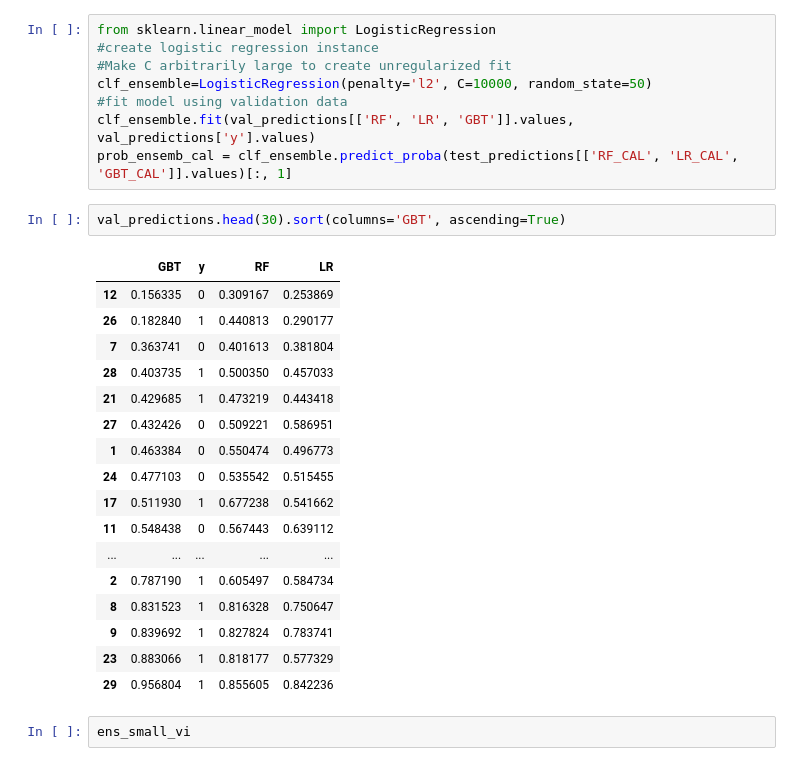
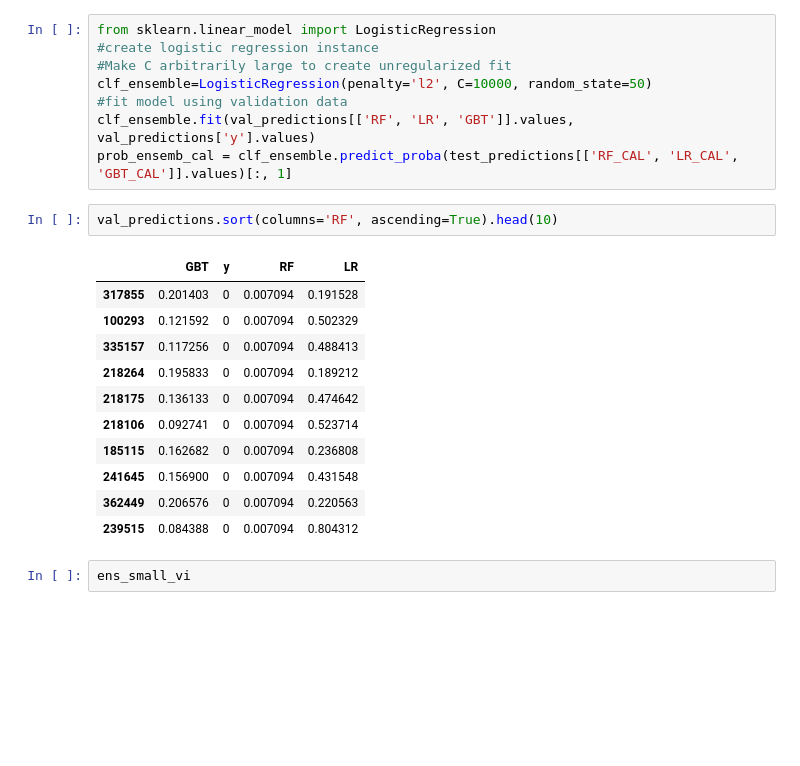
Before and after one commit to TNames/DRUG_TREATMENT_PROJECT, a Jupyter notebook: Process_Book.ipynb, the cells around one changed output. Drawn from its saved outputs; the diff is of its cells as text; blank space fills up the shorter version.

```diff
--- a/Process_Book.ipynb
+++ b/Process_Book.ipynb
@@ -1494,25 +1505,19 @@ clf_ensemble=LogisticRegression(penalty='l2', C=10000, random_state=50)
 clf_ensemble.fit(val_predictions[['RF', 'LR', 'GBT']].values, val_predictions['y'].values)
 prob_ensemb_cal = clf_ensemble.predict_proba(test_predictions[['RF_CAL', 'LR_CAL', 'GBT_CAL']].values)[:, 1]
 # %%
-val_predictions.head(30).sort(columns='GBT', ascending=True)
+val_predictions.sort(columns='RF', ascending=True).head(10)
 # %% [output]
 |  | GBT | y | RF | LR |
-| 12 | 0.156335 | 0 | 0.309167 | 0.253869 |
-| 26 | 0.182840 | 1 | 0.440813 | 0.290177 |
-| 7 | 0.363741 | 0 | 0.401613 | 0.381804 |
-| 28 | 0.403735 | 1 | 0.500350 | 0.457033 |
-| 21 | 0.429685 | 1 | 0.473219 | 0.443418 |
-| 27 | 0.432426 | 0 | 0.509221 | 0.586951 |
-| 1 | 0.463384 | 0 | 0.550474 | 0.496773 |
-| 24 | 0.477103 | 0 | 0.535542 | 0.515455 |
-| 17 | 0.511930 | 1 | 0.677238 | 0.541662 |
-| 11 | 0.548438 | 0 | 0.567443 | 0.639112 |
-| ... | ... | ... | ... | ... |
-| 2 | 0.787190 | 1 | 0.605497 | 0.584734 |
-| 8 | 0.831523 | 1 | 0.816328 | 0.750647 |
-| 9 | 0.839692 | 1 | 0.827824 | 0.783741 |
-| 23 | 0.883066 | 1 | 0.818177 | 0.577329 |
-| 29 | 0.956804 | 1 | 0.855605 | 0.842236 |
+| 317855 | 0.201403 | 0 | 0.007094 | 0.191528 |
+| 100293 | 0.121592 | 0 | 0.007094 | 0.502329 |
+| 335157 | 0.117256 | 0 | 0.007094 | 0.488413 |
+| 218264 | 0.195833 | 0 | 0.007094 | 0.189212 |
+| 218175 | 0.136133 | 0 | 0.007094 | 0.474642 |
+| 218106 | 0.092741 | 0 | 0.007094 | 0.523714 |
+| 185115 | 0.162682 | 0 | 0.007094 | 0.236808 |
+| 241645 | 0.156900 | 0 | 0.007094 | 0.431548 |
+| 362449 | 0.206576 | 0 | 0.007094 | 0.220563 |
+| 239515 | 0.084388 | 0 | 0.007094 | 0.804312 |
 # %%
 ens_small_vi
 # %% [output]
```
Also changed, not shown: parts of 40 cells of this notebook.
